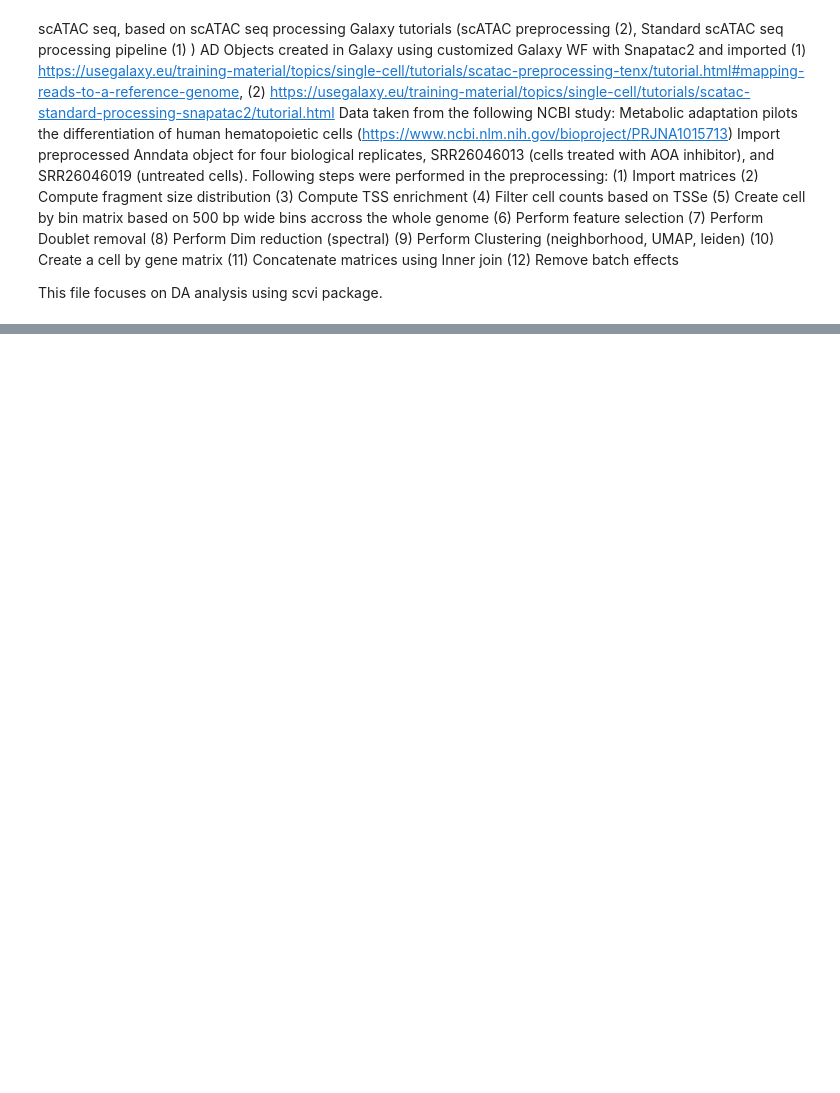
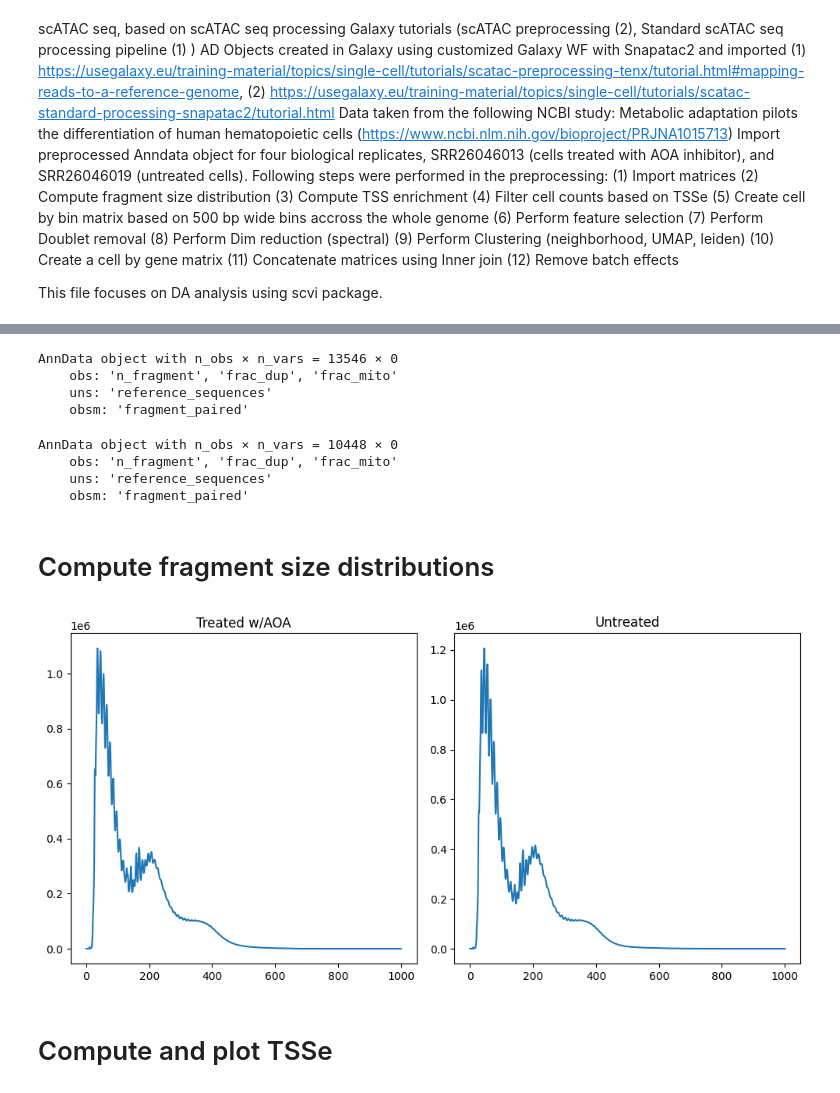
Before and after one commit to Droslj/scATAC-seq-complete-, a Jupyter notebook: scATAC_seq_(1)_DA_scVI.ipynb, the cells around one changed output, grey strips where cells are left out. Saved outputs shown, nothing was run; the diff lists cells and outputs as text; code cells hidden in the pictures; blank space fills up the shorter version.

```diff
--- a/scATAC_seq_(1)_DA_scVI.ipynb
+++ b/scATAC_seq_(1)_DA_scVI.ipynb
@@ -76,2 +117,2 @@ drive.mount('/content/drive')
 # %%
-adata_combined = sc.read_h5ad('/content/drive/MyDrive/Colab Notebooks/adata_concat.h5ad')
+SRR26046013_DM_AOA_INH = sc.read_h5ad('/content/drive/MyDrive/Colab Notebooks/SRR26046013_Annotated_data_matrix.h5ad')
@@ -79,0 +119,38 @@ sce.pp.harmony_integrate(adata_filtered, 'Treatment')
+# %%
+SRR26046013_DM_AOA_INH
+# %% [output]
+AnnData object with n_obs × n_vars = 13546 × 0
+    obs: 'n_fragment', 'frac_dup', 'frac_mito'
+    uns: 'reference_sequences'
+    obsm: 'fragment_paired'
+# %%
+SRR26046019_DM_UT = sc.read_h5ad('/content/drive/MyDrive/Colab Notebooks/SRR26046019_Annotated_data_matrix.h5ad')
+# %%
+SRR26046019_DM_UT
+# %% [output]
+AnnData object with n_obs × n_vars = 10448 × 0
+    obs: 'n_fragment', 'frac_dup', 'frac_mito'
+    uns: 'reference_sequences'
+    obsm: 'fragment_paired'
+# %% [markdown]
+# Compute fragment size distributions
+# %%
+# Create a subplot figure
+fig, axes = plt.subplots(1, 2, figsize=(10, 5))
+
+# Plot for SRR26046013_DM_AOA_INH
+frag_size_distr = snap.metrics.frag_size_distr(SRR26046013_DM_AOA_INH, inplace=False)
+axes[0].plot(frag_size_distr)
+axes[0].set_title('Treated w/AOA')
+
+# Plot for SRR26046019_DM_UT
+frag_size_distr4 = snap.metrics.frag_size_distr(SRR26046019_DM_UT, inplace=False)
+axes[1].plot(frag_size_distr4)
+axes[1].set_title('Untreated')
+
+plt.tight_layout()
+plt.show()
+# %% [output]
+[figure, added]
+# %% [markdown]
+# Compute and plot TSSe
```
Also changed, not shown: parts of 29 cells of this notebook.
